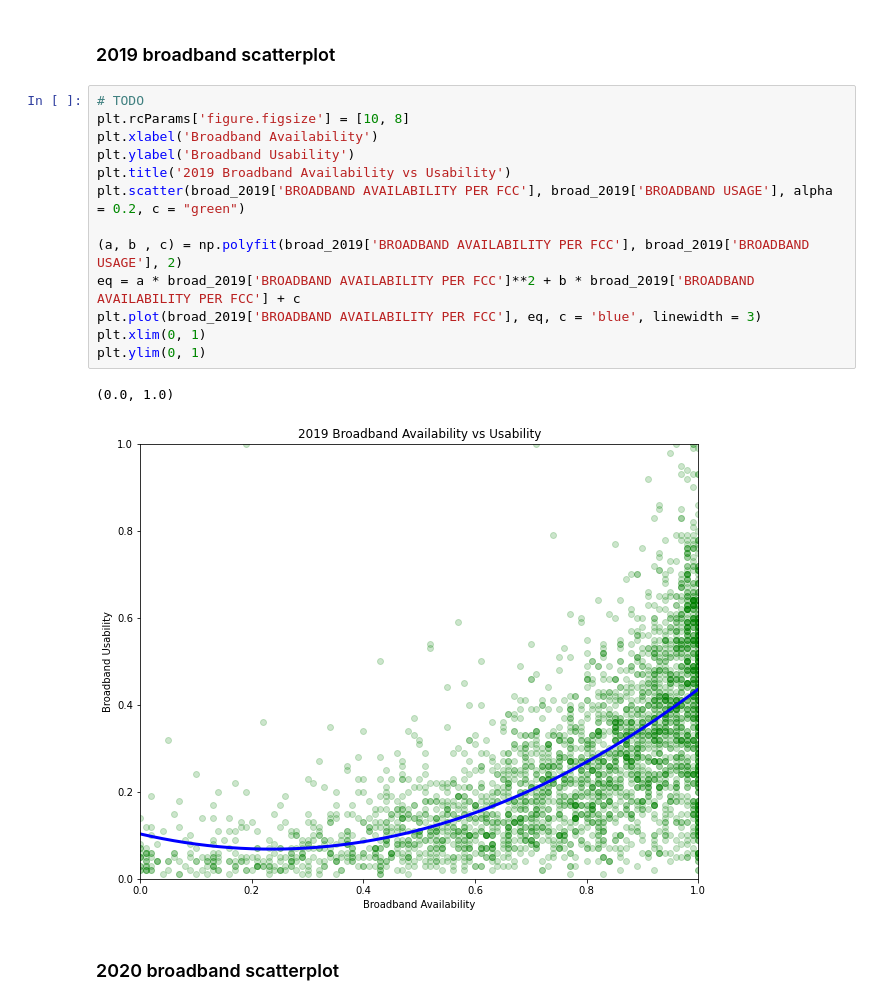
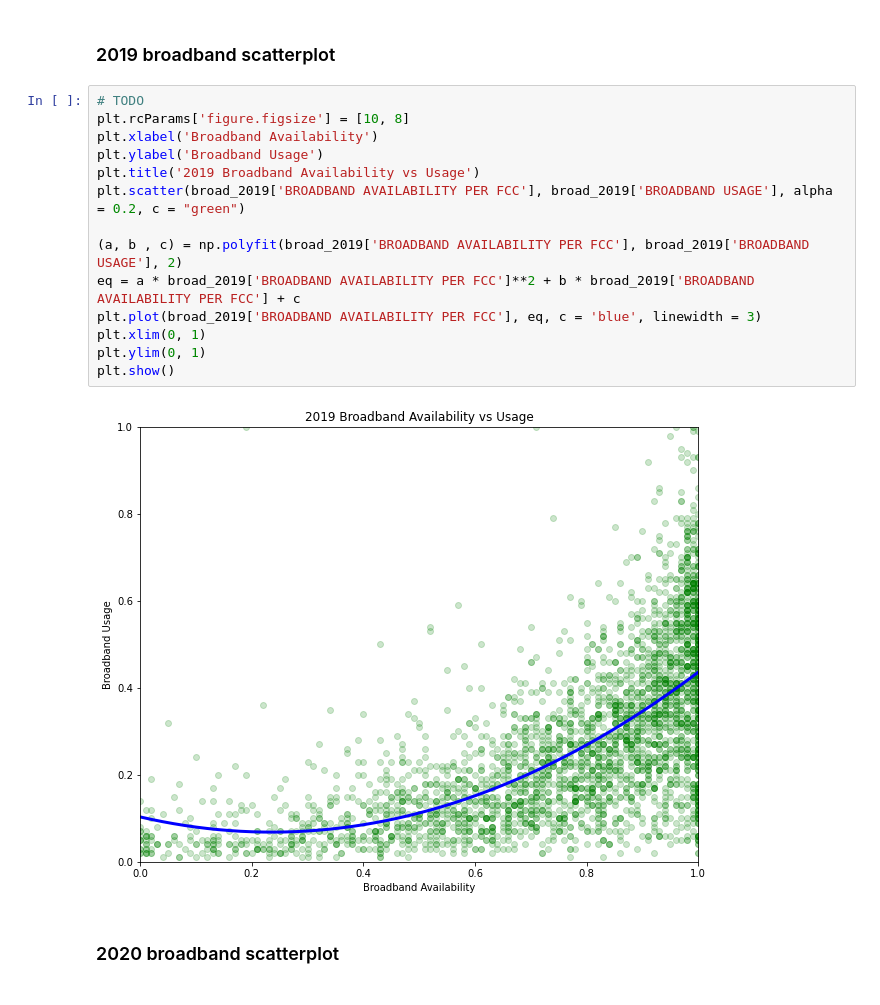
Before and after one commit to DragonGriffon2003/2021_DataSoup_DataFest, a Jupyter notebook: Data-Vis.ipynb, the cells around one changed output. Cells and saved outputs as stored; diff of their text form.

```diff
--- a/Data-Vis.ipynb
+++ b/Data-Vis.ipynb
@@ -88,19 +56,19 @@ broad_change.to_csv('input/broadband_data_change.csv', index=False)
 # %%
 # TODO
 plt.rcParams['figure.figsize'] = [10, 8]
 plt.xlabel('Broadband Availability')
-plt.ylabel('Broadband Usability')
-plt.title('2019 Broadband Availability vs Usability')
+plt.ylabel('Broadband Usage')
+plt.title('2019 Broadband Availability vs Usage')
 plt.scatter(broad_2019['BROADBAND AVAILABILITY PER FCC'], broad_2019['BROADBAND USAGE'], alpha = 0.2, c = "green")
 
 (a, b , c) = np.polyfit(broad_2019['BROADBAND AVAILABILITY PER FCC'], broad_2019['BROADBAND USAGE'], 2)
 eq = a * broad_2019['BROADBAND AVAILABILITY PER FCC']**2 + b * broad_2019['BROADBAND AVAILABILITY PER FCC'] + c
 plt.plot(broad_2019['BROADBAND AVAILABILITY PER FCC'], eq, c = 'blue', linewidth = 3)
 plt.xlim(0, 1)
 plt.ylim(0, 1)
+plt.show()
 # %% [output]
-(0.0, 1.0)
-[figure, old version]
+[figure, new version]
 # %% [markdown]
 ### 2020 broadband scatterplot
 # %%
```
Also changed, not shown: parts of 9 cells of this notebook.
